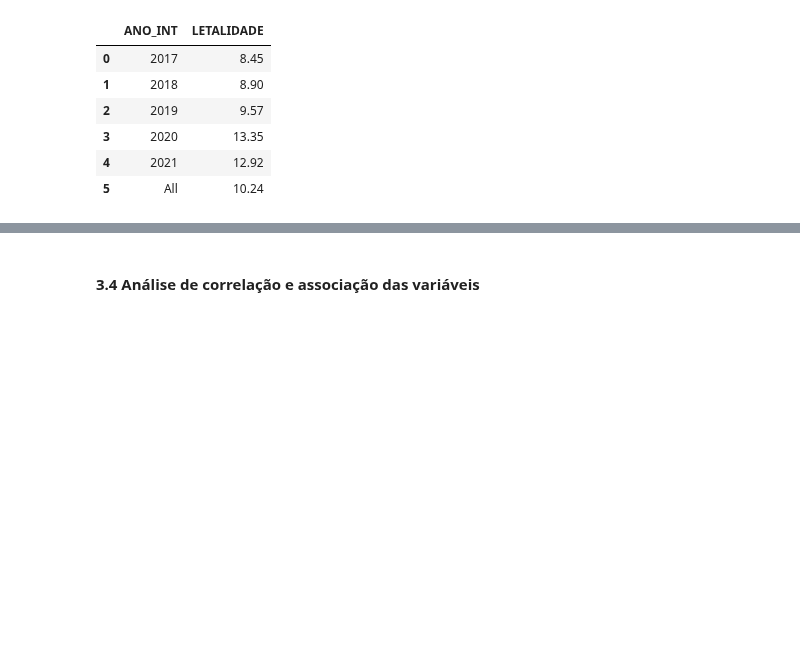
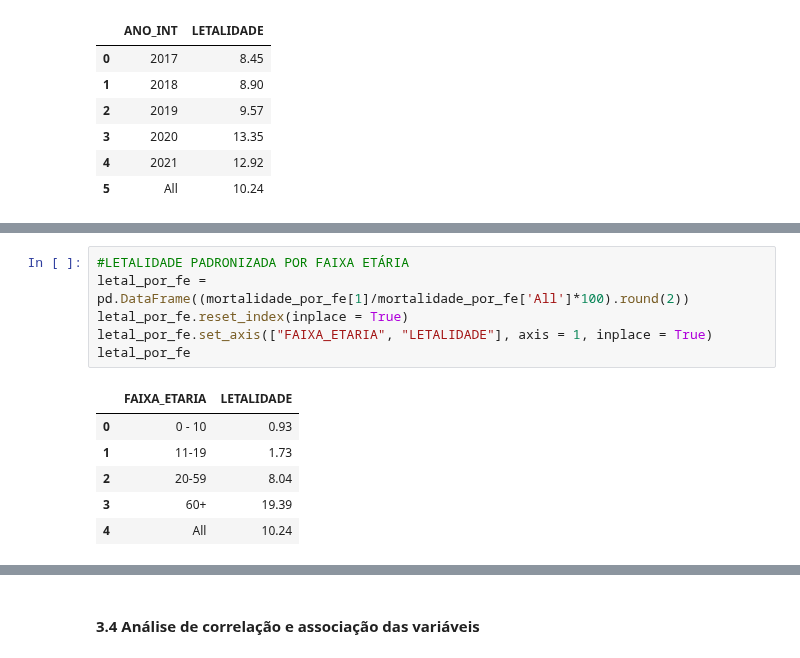
Before and after one commit to daniellybx/projeto_predicao_pneumonia, a Jupyter notebook: 02_analise_exploratoria.ipynb, the cells around one changed output, grey strips where cells are left out. Drawn from its saved outputs; the diff is of its cells as text; blank space fills up the shorter version.

```diff
--- a/02_analise_exploratoria.ipynb
+++ b/02_analise_exploratoria.ipynb
@@ -379,3 +432,16 @@ See the caveats in the documentation: https://pandas.pydata.org/pandas-docs/stab
   <matplotlib.axis.YTick at 0x...>,
   <matplotlib.axis.YTick at 0x...>]]
 [figure]
+# %%
+#LETALIDADE PADRONIZADA POR FAIXA ETÁRIA
+letal_por_fe = pd.DataFrame((mortalidade_por_fe[1]/mortalidade_por_fe['All']*100).round(2))
+letal_por_fe.reset_index(inplace = True)
+letal_por_fe.set_axis(["FAIXA_ETARIA", "LETALIDADE"], axis = 1, inplace = True)
+letal_por_fe
+# %% [output]
+|  | FAIXA_ETARIA | LETALIDADE |
+| 0 | 0 - 10 | 0.93 |
+| 1 | 11-19 | 1.73 |
+| 2 | 20-59 | 8.04 |
+| 3 | 60+ | 19.39 |
+| 4 | All | 10.24 |
```
Also changed, not shown: parts of 8 cells of this notebook.
